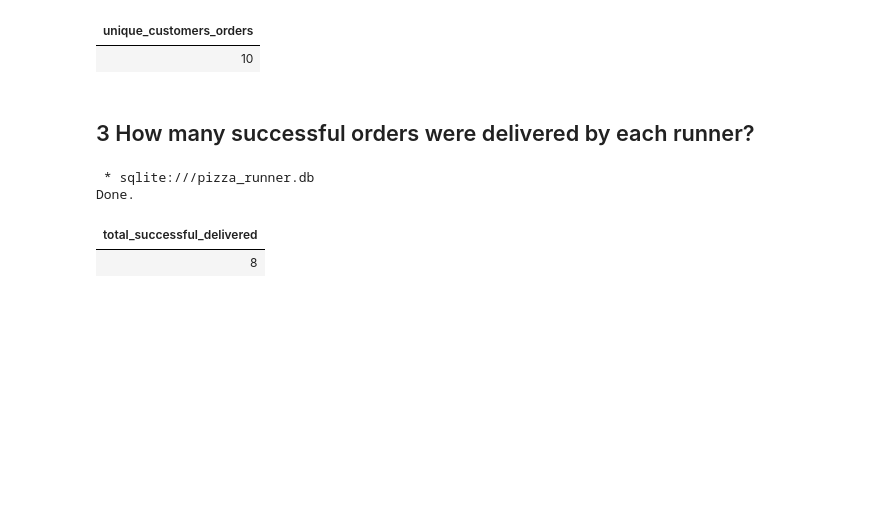
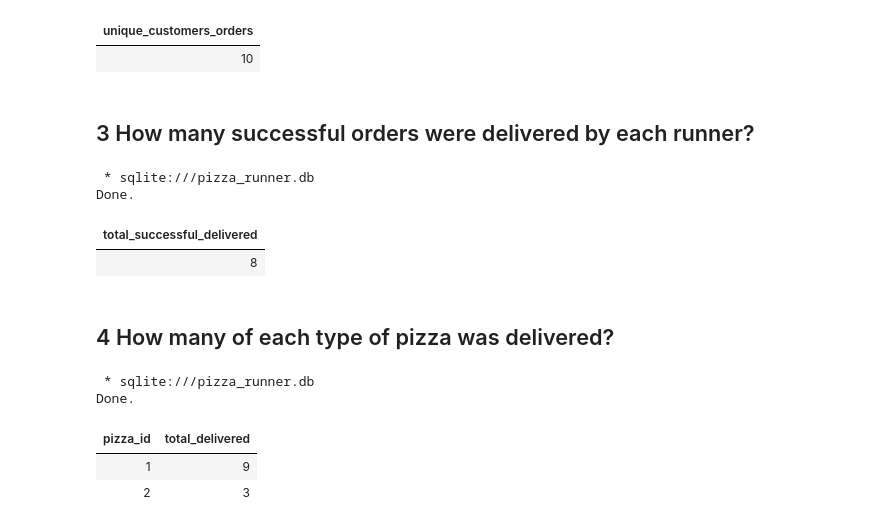
Before and after one commit to Kuziomkin/analytics_case_study, a Jupyter notebook: pizza_runner/pizza_runner_sql.ipynb, the cells around one changed output. Drawn from its saved outputs; the diff is of its cells as text; code cells hidden in the pictures; blank space fills up the shorter version.

```diff
--- a/pizza_runner/pizza_runner_sql.ipynb
+++ b/pizza_runner/pizza_runner_sql.ipynb
@@ -377,3 +377,33 @@ FROM
 Done.
 | total_successful_delivered |
 | 8 |
+# %% [markdown]
+## 4 How many of each type of pizza was delivered?
+# %%
+%%sql
+
+WITH delivered_order_types AS(
+    SELECT
+        ro.order_id
+        , co.pizza_id
+    FROM
+        customer_orders AS co
+    LEFT JOIN runner_orders AS ro ON co.order_id = ro.order_id
+    WHERE
+        cancellation IS NULL
+        or cancellation = "null"
+        or cancellation = ""
+)
+
+SELECT
+    pizza_id
+    , COUNT(order_id) AS total_delivered
+FROM
+    delivered_order_types
+GROUP BY pizza_id
+# %% [output]
+ * sqlite:///pizza_runner.db
+Done.
+| pizza_id | total_delivered |
+| 1 | 9 |
+| 2 | 3 |
```
